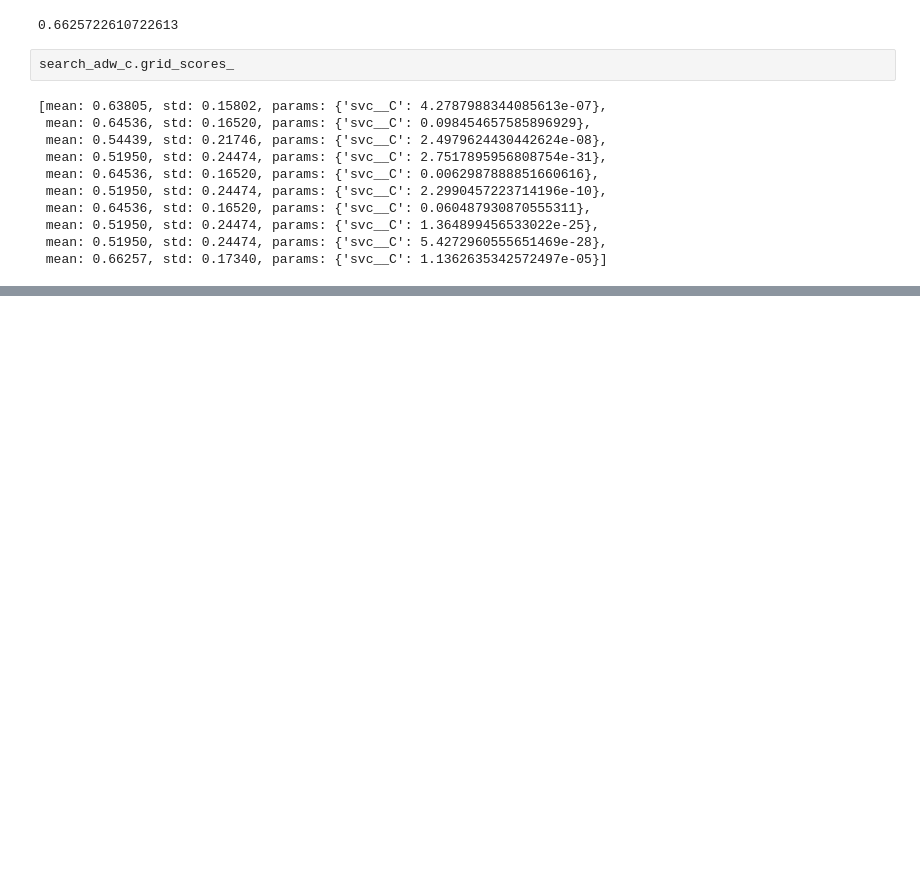
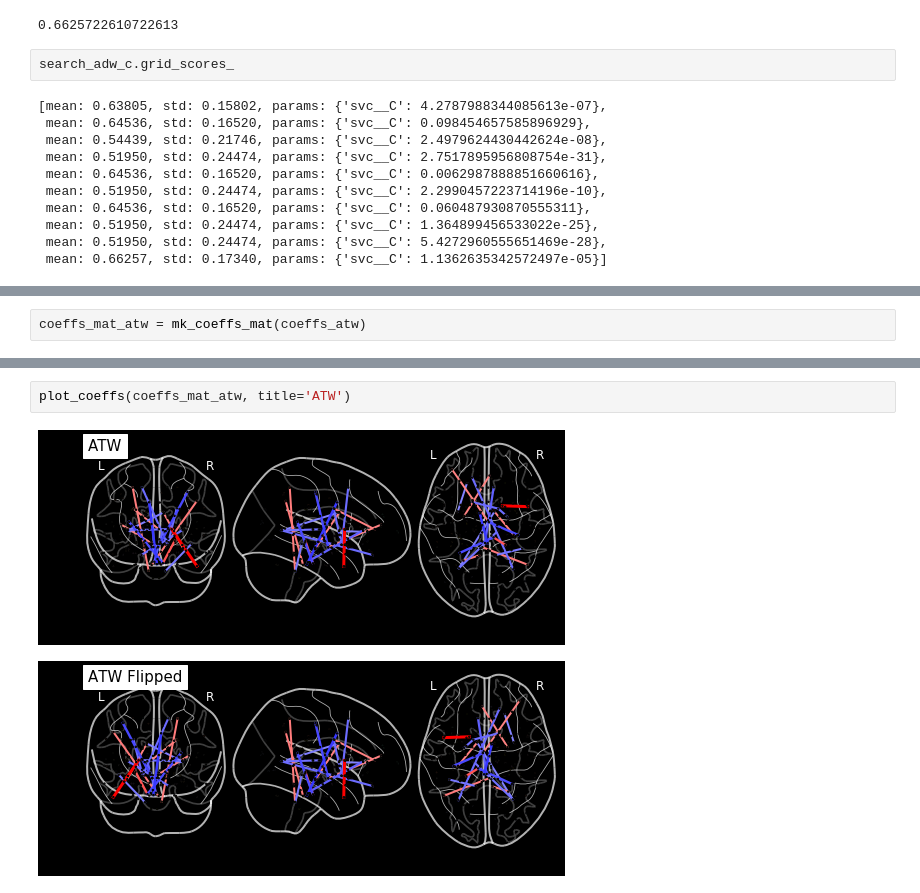
Before and after one commit to bonilhamusclab-projects/behav_connectome_prediction, a Jupyter notebook: entrainment_pred.ipynb, the cells around one changed output, grey strips where cells are left out. Cells and saved outputs as stored; diff of their text form; blank space fills up the shorter version.

```diff
--- a/entrainment_pred.ipynb
+++ b/entrainment_pred.ipynb
@@ -210,0 +225,2 @@ search_adw_c.grid_scores_
+# %%
+coeffs_mat_atw = mk_coeffs_mat(coeffs_atw)
@@ -210,0 +249,5 @@ search_adw_c.grid_scores_
+# %%
+plot_coeffs(coeffs_mat_atw, title='ATW')
+# %% [output]
+[figure, added]
+[figure, added]
```
Also changed, not shown: parts of 20 cells of this notebook.
